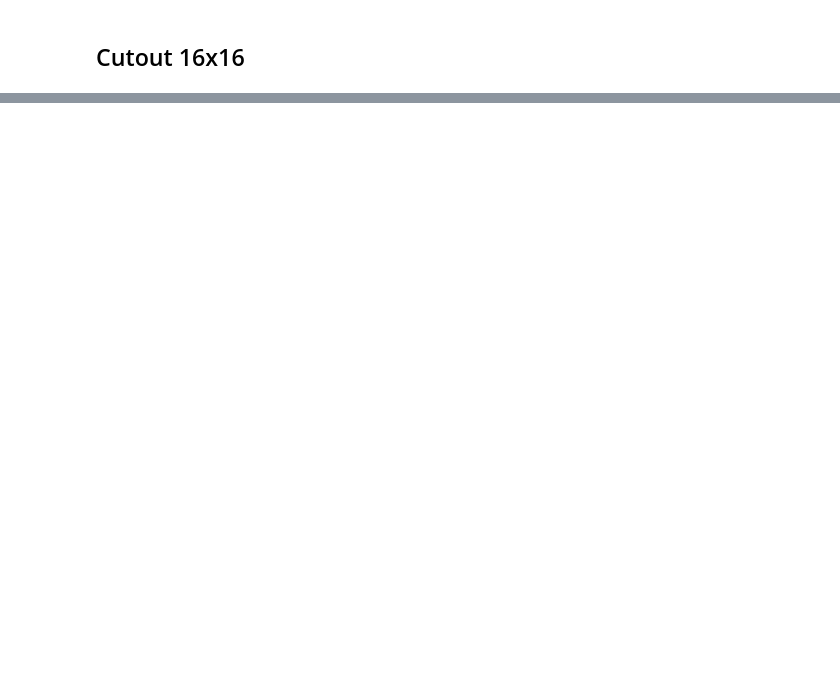
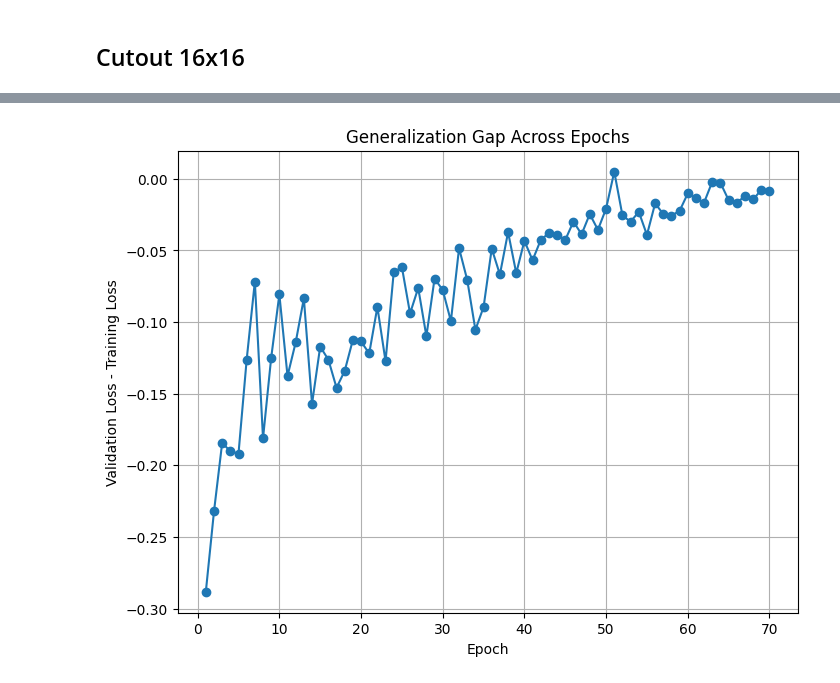
Before and after one commit to fw7th/regularization-ml, a Jupyter notebook: notebooks/04_cutout.ipynb, the cells around one changed output, grey strips where cells are left out. Cells and saved outputs as stored; diff of their text form; code cells hidden in the pictures; blank space fills up the shorter version.

```diff
--- a/notebooks/04_cutout.ipynb
+++ b/notebooks/04_cutout.ipynb
@@ -203,0 +200,4 @@ FLOPs: 96,158,464.0, Number of Params: 269,066.0
+# %%
+genError(visuals16, train_losses_cut16, val_losses_cut16)
+# %% [output]
+[figure, added]
```
Also changed, not shown: parts of 17 cells of this notebook, 1 other file.
